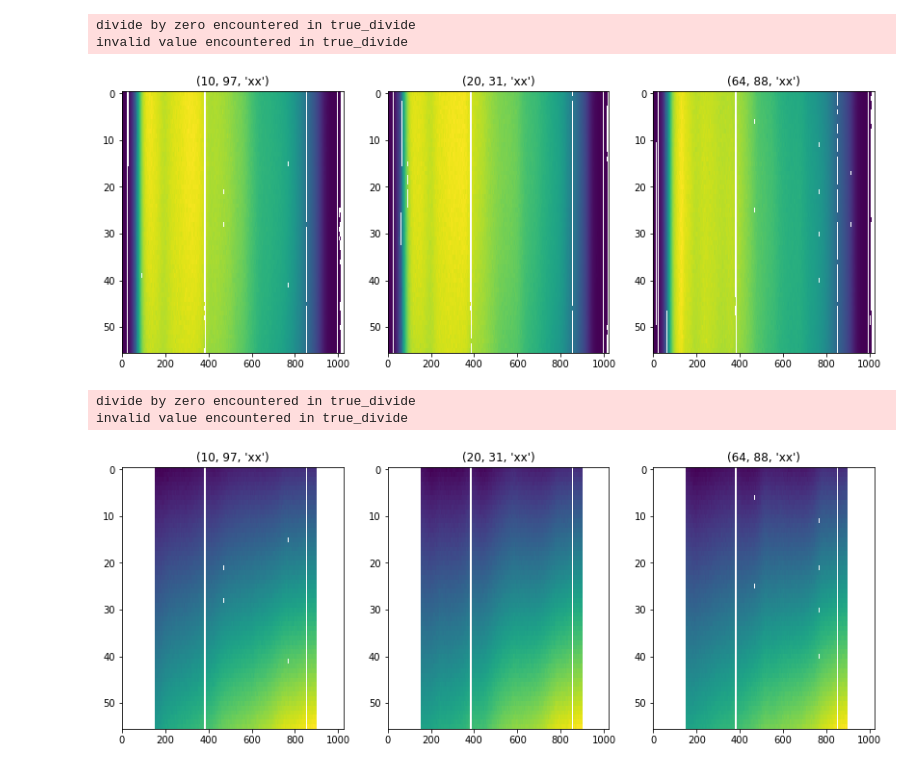
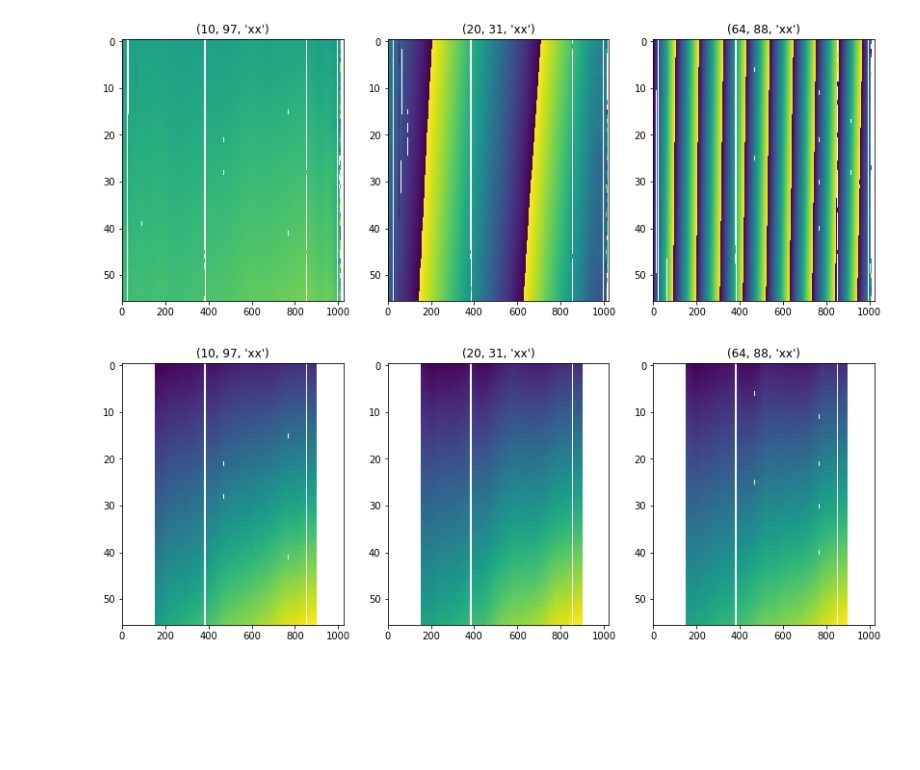
Before and after one commit to UPennEoR/plimpy, a Jupyter notebook: ModernizeHERA19/ApplyCalibration.ipynb, the cells around one changed output. Drawn from its saved outputs; the diff is of its cells as text; code cells hidden in the pictures; blank space fills up the shorter version.

```diff
--- a/ModernizeHERA19/ApplyCalibration.ipynb
+++ b/ModernizeHERA19/ApplyCalibration.ipynb
@@ -15,3 +18,6 @@ uvc = UVCal()
 # %%
 uvd.read(rawfile)
 uvc.read_calfits(calfits)
+# %%
+ants_actual = uvd.get_ants
+ants_good
@@ -38,0 +66,5 @@ invalid value encountered in true_divide
+# %%
+uvf_ant = UVFlag(uvc, mode='flag', copy_flags=True)
+for i, ant in enumerate(uvf_ant.ant_array):
+    print('{:03} {:.5f} {:.5f}'.format(ant, uvf_ant.flag_array[i,0,:,:,0].mean(),
+                                    uvf_ant.flag_array[i,0,:,:,1].mean()))
@@ -54,7 +106,7 @@ plt.figure(figsize=(14,5))
 for i,app in enumerate(test_uvd_calibrated.get_antpairpols()):
     plt.subplot(1,3,i+1)
     plt.title(app)
-    plt.imshow(np.abs(test_uvd_calibrated.get_data(app))/~test_uvd.get_flags(app),aspect='auto')
+    plt.imshow(np.abs(test_uvd_calibrated.get_data(app))/~test_uvd_calibrated.get_flags(app),aspect='auto')
     plt.colorbar()
 plt.show()
 # %% [output]
@@ -66,0 +119,9 @@ invalid value encountered in true_divide
+# %%
+plt.figure(figsize=(14,8))
+plt.subplot(2,1,1)
+for i,app in enumerate(test_uvd.get_antpairpols()):
+    plt.plot((np.abs(test_uvd.get_data(app))/~test_uvd.get_flags(app))[0,:])
+plt.subplot(2,1,2)
+for i,app in enumerate(test_uvd_calibrated.get_antpairpols()):
+    plt.plot((np.abs(test_uvd_calibrated.get_data(app))/~test_uvd_calibrated.get_flags(app))[0,:])
+plt.show()
@@ -67,26 +130,22 @@ invalid value encountered in true_divide
 # %%
 fix_conj = [False, True, False]
 plt.figure(figsize=(14,5))
 for i,app in enumerate(test_uvd.get_antpairpols()):
     plt.subplot(1,3,i+1)
     plt.title(app)
-    plt.imshow(np.abs(test_uvd.get_data(app))/~test_uvd.get_flags(app),aspect='auto')
+    plt.imshow(np.angle(test_uvd.get_data(app))/~test_uvd.get_flags(app),aspect='auto')
     #plt.colorbar()
 plt.show()
 plt.figure(figsize=(14,5))
 for i,app in enumerate(test_uvd_calibrated.get_antpairpols()):
     plt.subplot(1,3,i+1)
     plt.title(app)
     if fix_conj[i]:
         vis = np.conj(test_uvd_calibrated.get_data(app))
     else:
         vis = test_uvd_calibrated.get_data(app)
     plt.imshow(np.angle(vis)/~test_uvd_calibrated.get_flags(app),aspect='auto')
 plt.show()
 # %% [output]
-divide by zero encountered in true_divide
-invalid value encountered in true_divide
-[figure, old version]
+[figure, new version]
-divide by zero encountered in true_divide
-invalid value encountered in true_divide
 [figure]
```
Also changed, not shown: parts of 17 cells of this notebook.
